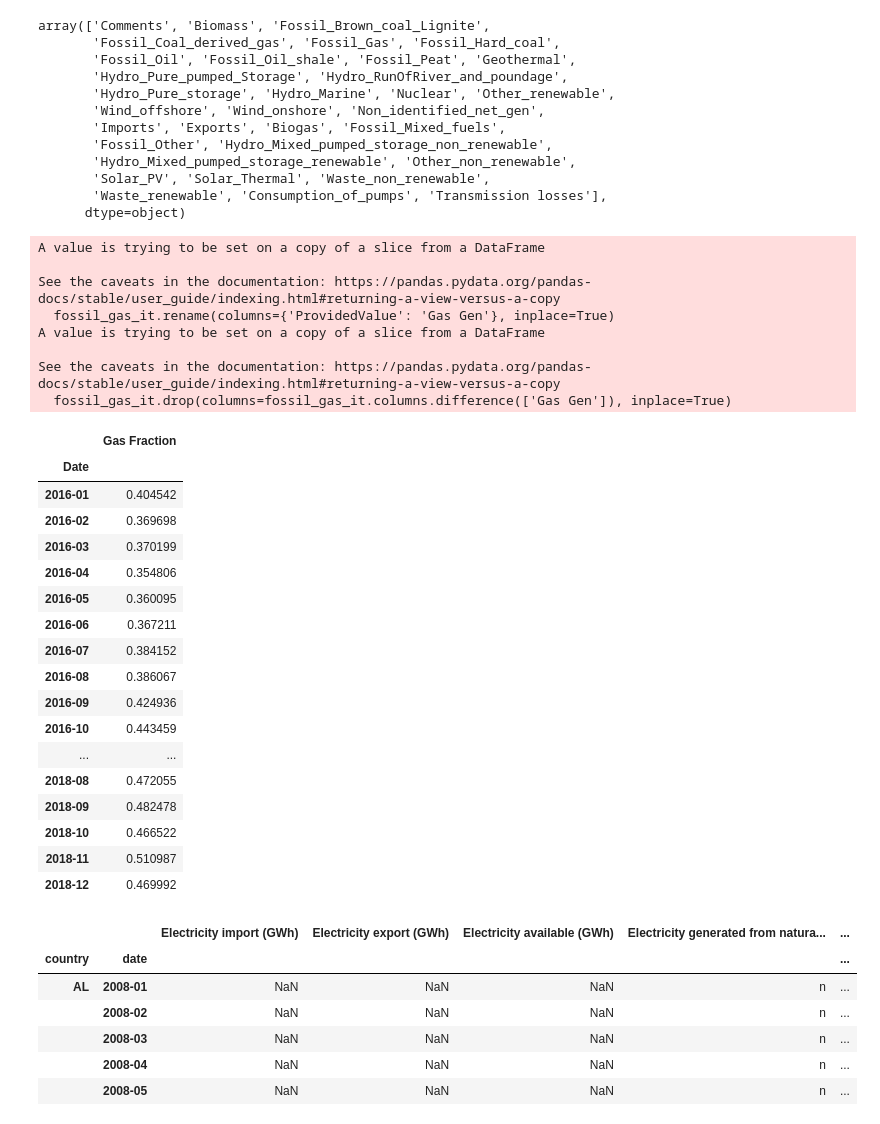
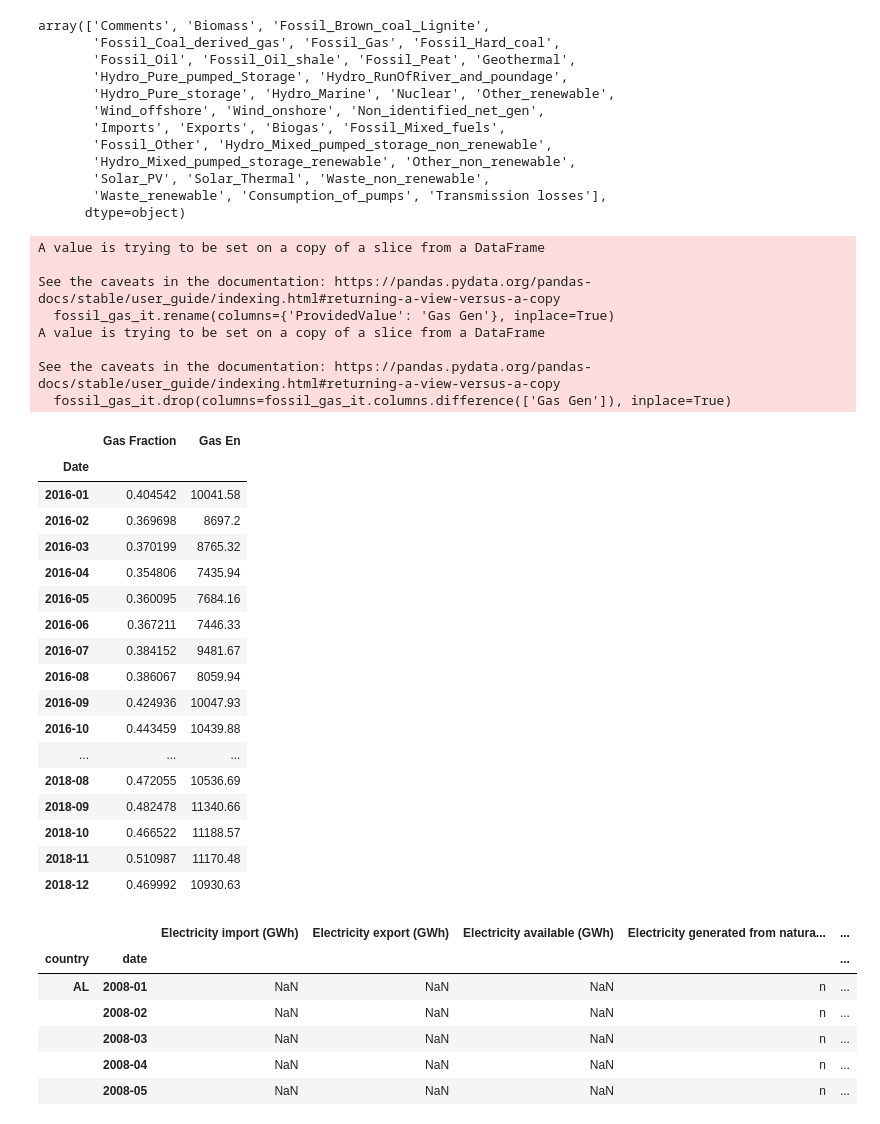
Before and after one commit to gaya22/Project_3_SEne, a Jupyter notebook: raw_df_for_features/cleaning_eurostat_files.ipynb, the cells around one changed output. Cells and saved outputs as stored; diff of their text form; code cells hidden in the pictures.

```diff
--- a/raw_df_for_features/cleaning_eurostat_files.ipynb
+++ b/raw_df_for_features/cleaning_eurostat_files.ipynb
@@ -398,67 +391,59 @@ array(['Comments', 'Biomass', 'Fossil_Brown_coal_Lignite',
        'Waste_renewable', 'Consumption_of_pumps', 'Transmission losses'],
       dtype=object)
 # %%
-'''for i in df_it1.index:
-    totgen=sum('Biomass', 'Fossil_Brown_coal_Lignite',
-       'Fossil_Coal_derived_gas', 'Fossil_Gas', 'Fossil_Hard_coal',
-       'Fossil_Oil', 'Fossil_Oil_shale', 'Fossil_Peat', 'Geothermal','Other_renewable',
-       'Wind_offshore', 'Wind_onshore', 'Non_identified_net_gen',
-       'Imports', 'Biogas', 'Fossil_Mixed_fuels',
-       'Fossil_Other', 'Hydro_Mixed_pumped_storage_non_renewable','Other_non_renewable','Solar_PV', 'Solar_Thermal')
-    fracgas= toten/ df_it1(i,'Category'=='Fossil_Gas')
-'''''
+
 categories=('Biomass', 'Fossil_Brown_coal_Lignite',
        'Fossil_Coal_derived_gas', 'Fossil_Gas', 'Fossil_Hard_coal',
        'Fossil_Oil', 'Fossil_Oil_shale', 'Fossil_Peat', 'Geothermal','Other_renewable',
        'Wind_offshore', 'Wind_onshore', 'Non_identified_net_gen',
        'Imports', 'Biogas', 'Fossil_Mixed_fuels',
        'Fossil_Other', 'Hydro_Mixed_pumped_storage_non_renewable','Other_non_renewable','Solar_PV', 'Solar_Thermal')
 selected_data = df_it1[df_it1['Category'].isin(categories)]
 
 # Group by month and calculate the sum
 monthly_sum = selected_data.groupby(selected_data.index)['ProvidedValue'].sum()
 
 
 fossil_gas_it = df_it1[df_it1['Category'] == 'Fossil_Gas']
 
 fossil_gas_it.rename(columns={'ProvidedValue': 'Gas Gen'}, inplace=True)
 
 fossil_gas_it.drop(columns=fossil_gas_it.columns.difference(['Gas Gen']), inplace=True)
 
 itfrac= fossil_gas_it ['Gas Gen']/ monthly_sum.values
 
 
 
-itfrac= pd.DataFrame({'Gas Fraction': itfrac})
+itfrac= pd.DataFrame({'Gas Fraction': itfrac, 'Gas En':fossil_gas_it ['Gas Gen']})
 
 display(itfrac)
 # %% [output]
 A value is trying to be set on a copy of a slice from a DataFrame
 
 See the caveats in the documentation: https://pandas.pydata.org/pandas-docs/stable/user_guide/indexing.html#returning-a-view-versus-a-copy
   fossil_gas_it.rename(columns={'ProvidedValue': 'Gas Gen'}, inplace=True)
 A value is trying to be set on a copy of a slice from a DataFrame
 
 See the caveats in the documentation: https://pandas.pydata.org/pandas-docs/stable/user_guide/indexing.html#returning-a-view-versus-a-copy
   fossil_gas_it.drop(columns=fossil_gas_it.columns.difference(['Gas Gen']), inplace=True)
-|  | Gas Fraction |
-| Date |  |
-| 2016-01 | 0.404542 |
-| 2016-02 | 0.369698 |
-| 2016-03 | 0.370199 |
-| 2016-04 | 0.354806 |
-| 2016-05 | 0.360095 |
-| 2016-06 | 0.367211 |
-| 2016-07 | 0.384152 |
-| 2016-08 | 0.386067 |
-| 2016-09 | 0.424936 |
-| 2016-10 | 0.443459 |
-| ... | ... |
-| 2018-08 | 0.472055 |
-| 2018-09 | 0.482478 |
-| 2018-10 | 0.466522 |
-| 2018-11 | 0.510987 |
-| 2018-12 | 0.469992 |
+|  | Gas Fraction | Gas En |
+| Date |  |  |
+| 2016-01 | 0.404542 | 10041.58 |
+| 2016-02 | 0.369698 | 8697.2 |
+| 2016-03 | 0.370199 | 8765.32 |
+| 2016-04 | 0.354806 | 7435.94 |
+| 2016-05 | 0.360095 | 7684.16 |
+| 2016-06 | 0.367211 | 7446.33 |
+| 2016-07 | 0.384152 | 9481.67 |
+| 2016-08 | 0.386067 | 8059.94 |
+| 2016-09 | 0.424936 | 10047.93 |
+| 2016-10 | 0.443459 | 10439.88 |
+| ... | ... | ... |
+| 2018-08 | 0.472055 | 10536.69 |
+| 2018-09 | 0.482478 | 11340.66 |
+| 2018-10 | 0.466522 | 11188.57 |
+| 2018-11 | 0.510987 | 11170.48 |
+| 2018-12 | 0.469992 | 10930.63 |
 # %%
 
 for j in df_e_mix.index:
```
Also changed, not shown: parts of 3 cells of this notebook, 1 other file.
